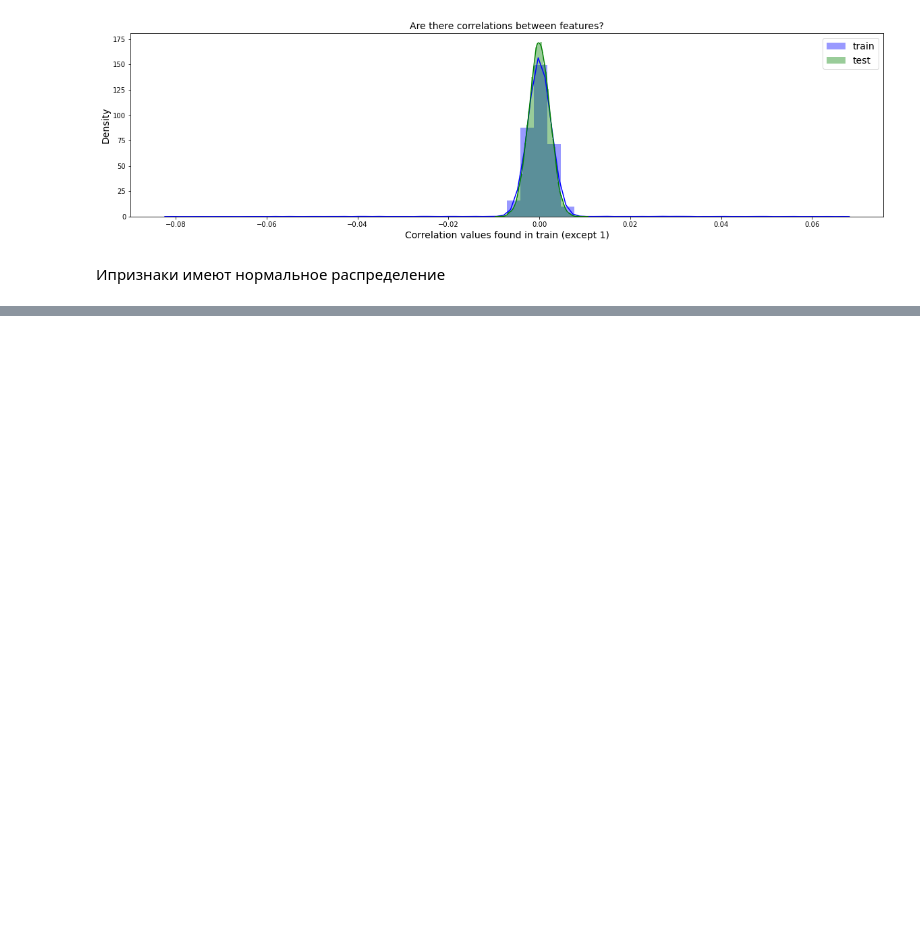
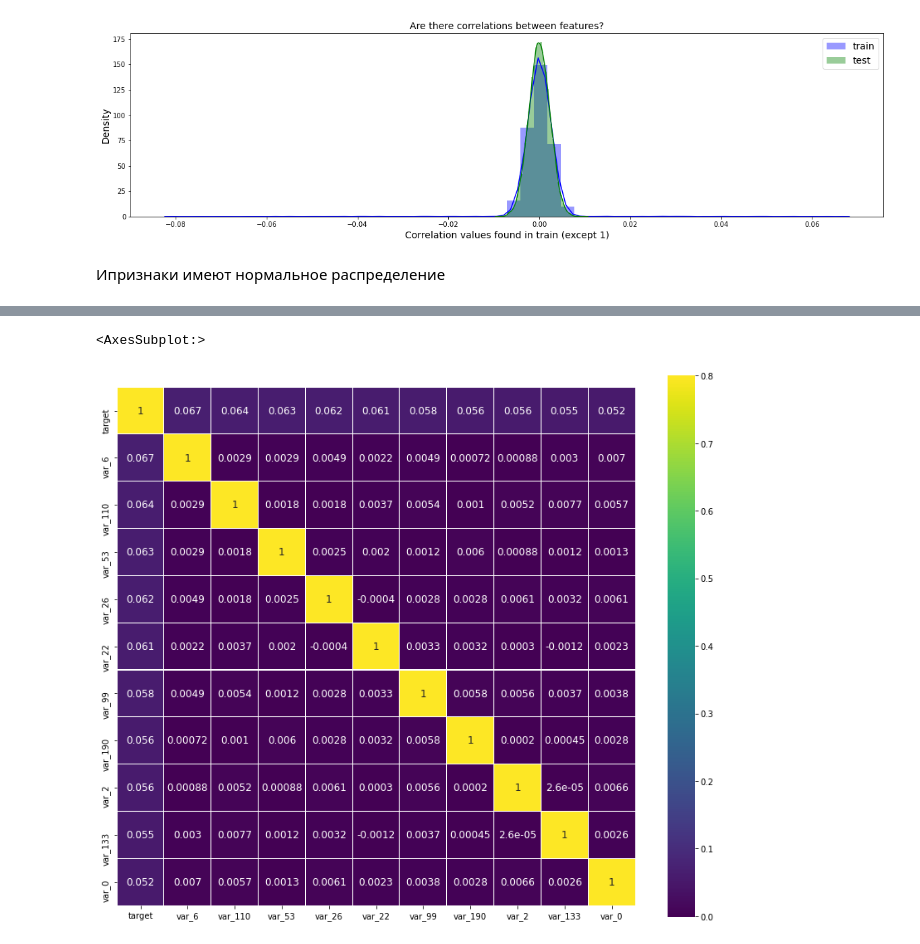
Before and after one commit to Valdert-13/Sports-data-analysis., a Jupyter notebook: lesson-1/lesson-1.ipynb, the cells around one changed output, grey strips where cells are left out. Saved outputs shown, nothing was run; the diff lists cells and outputs as text; code cells hidden in the pictures; blank space fills up the shorter version.

```diff
--- a/lesson-1/lesson-1.ipynb
+++ b/lesson-1/lesson-1.ipynb
@@ -98,0 +101,4 @@ sns.heatmap(train[FEATS].corr().round(2), square=True, vmax=0.1, cmap="viridis",
+# %%
+correlation = numerical_features.corr()
+corr_with_target = correlation["target"].sort_values(ascending = False)[1:11]
+corr_with_target
@@ -98,0 +117,21 @@ sns.heatmap(train[FEATS].corr().round(2), square=True, vmax=0.1, cmap="viridis",
+# %%
+k = 11
+cols = correlation.nlargest(k, "target")["target"].index
+cm = np.corrcoef(train[cols].values.T)
+fig, axes = plt.subplots(figsize = (14, 12))
+
+sns.heatmap(
+    cm,
+    vmax=.8,
+    linewidths=0.01,
+    cmap="viridis",
+    square=True,
+    annot=True,
+    linecolor="white",
+    xticklabels=cols.values,
+    annot_kws = {"size": 12},
+    yticklabels=cols.values
+)
+# %% [output]
+<AxesSubplot:>
+[figure, added]
```
Also changed, not shown: parts of 10 cells of this notebook.
